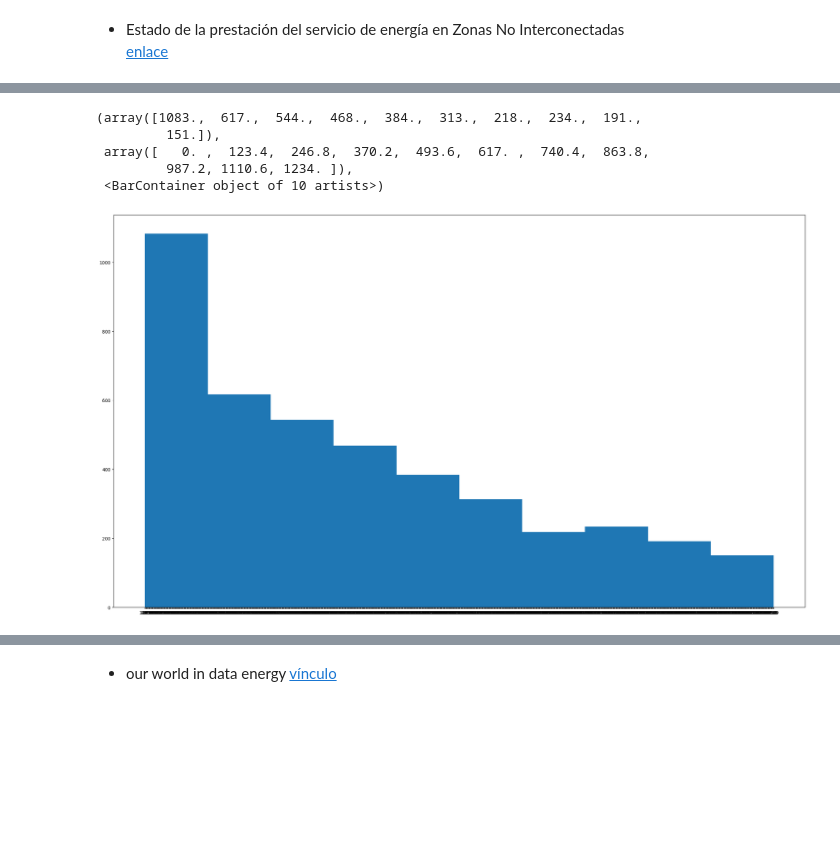
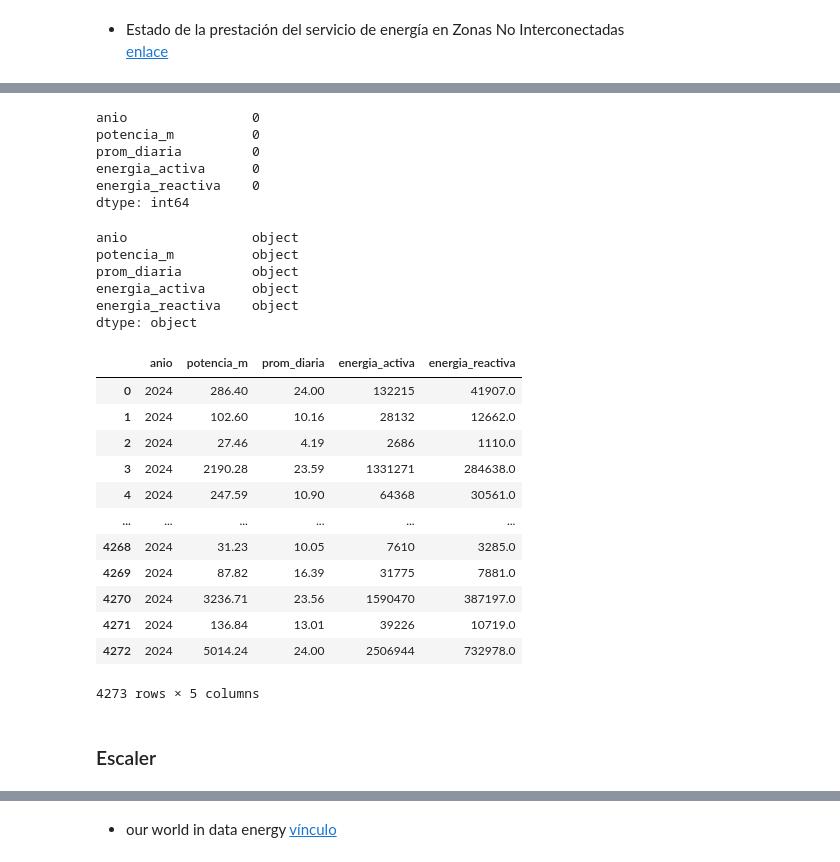
Before and after one commit to gluoneros/talentoTech, a Jupyter notebook: ProyectoFinal.ipynb, the cells around one changed output, grey strips where cells are left out. Cells and saved outputs as stored; diff of their text form; code cells hidden in the pictures; blank space fills up the shorter version.

```diff
--- a/ProyectoFinal.ipynb
+++ b/ProyectoFinal.ipynb
@@ -118,11 +113,41 @@ plt.scatter(x='departamento', y='prom_diaria', data=df1)
-# %%
-plt.figure(figsize=(28, 16))
-plt.hist(x='prom_diaria', data=df1)
-#plt.xticks(rotation=45)
-# %% [output]
-(array([1083.,  617.,  544.,  468.,  384.,  313.,  218.,  234.,  191.,
-         151.]),
- array([   0. ,  123.4,  246.8,  370.2,  493.6,  617. ,  740.4,  863.8,
-         987.2, 1110.6, 1234. ]),
- <BarContainer object of 10 artists>)
-[figure, removed]
+# %%
+df1.isnull().sum()
+# %% [output]
+anio                0
+potencia_m          0
+prom_diaria         0
+energia_activa      0
+energia_reactiva    0
+dtype: int64
+# %%
+df1.dtypes
+# %% [output]
+anio                object
+potencia_m          object
+prom_diaria         object
+energia_activa      object
+energia_reactiva    object
+dtype: object
+# %%
+df1['potencia_m'] = pd.to_numeric(df1['potencia_m'], errors='coerce')
+df1['prom_diaria'] = pd.to_numeric(df1['prom_diaria'], errors='coerce')
+df1['energia_activa'] = pd.to_numeric(df1['energia_activa'], errors='coerce')
+df1['energia_reactiva'] = pd.to_numeric(df1['energia_reactiva'], errors='coerce')
+df1['anio'] = pd.to_numeric(df1['anio'], errors='coerce')
+df1
+# %% [output]
+|  | anio | potencia_m | prom_diaria | energia_activa | energia_reactiva |
+| 0 | 2024 | 286.40 | 24.00 | 132215 | 41907.0 |
+| 1 | 2024 | 102.60 | 10.16 | 28132 | 12662.0 |
+| 2 | 2024 | 27.46 | 4.19 | 2686 | 1110.0 |
+| 3 | 2024 | 2190.28 | 23.59 | 1331271 | 284638.0 |
+| 4 | 2024 | 247.59 | 10.90 | 64368 | 30561.0 |
+| ... | ... | ... | ... | ... | ... |
+| 4268 | 2024 | 31.23 | 10.05 | 7610 | 3285.0 |
+| 4269 | 2024 | 87.82 | 16.39 | 31775 | 7881.0 |
+| 4270 | 2024 | 3236.71 | 23.56 | 1590470 | 387197.0 |
+| 4271 | 2024 | 136.84 | 13.01 | 39226 | 10719.0 |
+| 4272 | 2024 | 5014.24 | 24.00 | 2506944 | 732978.0 |
+4273 rows × 5 columns
+# %% [markdown]
+### Escaler
```
Also changed, not shown: parts of 16 cells of this notebook.
